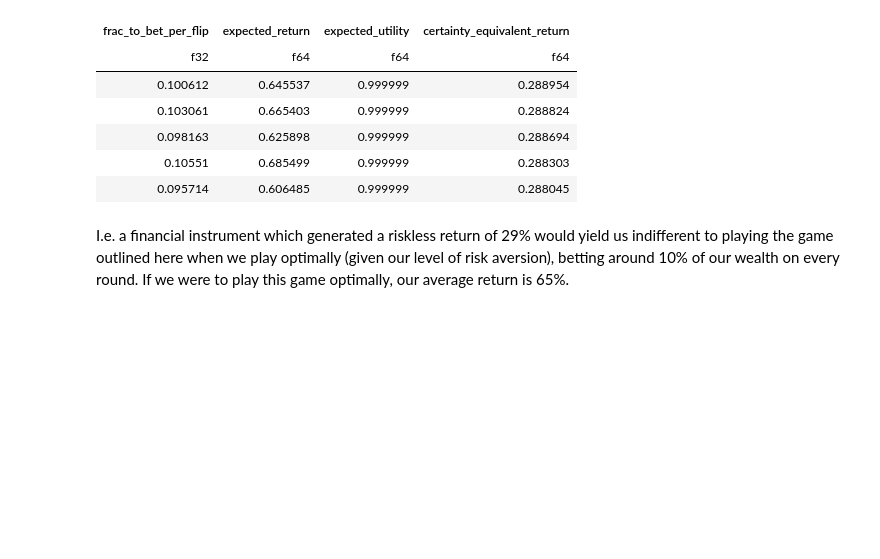
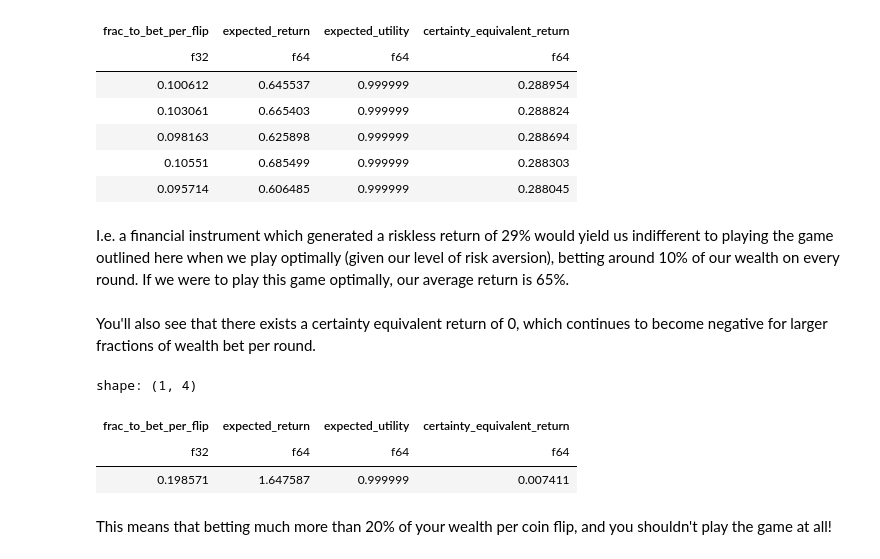
Before and after one commit to jaryaman/financial-decisions, a Jupyter notebook: notebooks/1-crra-utility.ipynb, the cells around one changed output. Saved outputs shown, nothing was run; the diff lists cells and outputs as text; code cells hidden in the pictures; blank space fills up the shorter version.

```diff
--- a/notebooks/1-crra-utility.ipynb
+++ b/notebooks/1-crra-utility.ipynb
@@ -95,9 +95,12 @@ def expected_results(game: Callable, initial_wealth: float, gamma: float, n_game
     expected_returns = expected_returns / n_games
     expected_utility = expected_utility / n_games
     return expected_returns, expected_utility
+# %%
+initial_wealth = 1e6  # in dollars
+n_flips = 25
+gamma=2
+bias=0.6
 # %%
-initial_wealth = 1e6  # in dollars
-
 frac_to_bet_per_flip = np.linspace(0.01, 0.25, 99)
 
 all_results = []
@@ -105,10 +108,10 @@ for f in tqdm(frac_to_bet_per_flip):
     expected_returns, expected_utility = expected_results(
         betting_game_returns,
         initial_wealth=initial_wealth,
-        gamma=2,
-        n_flips=25,
+        gamma=gamma,
+        n_flips=n_flips,
         frac_to_bet_per_flip=f,
-        bias=0.6,
+        bias=bias,
     )
 
     result = pl.DataFrame(
@@ -258,7 +259,9 @@ g.set_titles("{col_name}");
 # %% [output]
 [figure]
 # %%
-all_results_analytic_cer.pivot(on="variable", index="frac_to_bet_per_flip").sort("certainty_equivalent_return", descending=True).head()
+all_results_analytic_cer_p = all_results_analytic_cer.pivot(on="variable", index="frac_to_bet_per_flip")
+
+all_results_analytic_cer_p.sort("certainty_equivalent_return", descending=True).head()
 # %% [output]
 shape: (5, 4)
 | frac_to_bet_per_flip | expected_return | expected_utility | certainty_equivalent_return |
@@ -270,3 +273,16 @@ shape: (5, 4)
 | 0.095714 | 0.606485 | 0.999999 | 0.288045 |
 # %% [markdown]
 I.e. a financial instrument which generated a riskless return of 29% would yield us indifferent to playing the game outlined here when we play optimally (given our level of risk aversion), betting around 10% of our wealth on every round. If we were to play this game optimally, our average return is 65%.
+# %% [markdown]
+You'll also see that there exists a certainty equivalent return of 0, which continues to become negative for larger fractions of wealth bet per round.
+# %%
+all_results_analytic_cer_p.filter(
+    pl.col("certainty_equivalent_return").abs() < 1e-2
+).head(1)
+# %% [output]
+shape: (1, 4)
+| frac_to_bet_per_flip | expected_return | expected_utility | certainty_equivalent_return |
+| f32 | f64 | f64 | f64 |
+| 0.198571 | 1.647587 | 0.999999 | 0.007411 |
+# %% [markdown]
+This means that betting much more than 20% of your wealth per coin flip, and you shouldn't play the game at all!
```
Also changed, not shown: parts of 2 cells of this notebook.
